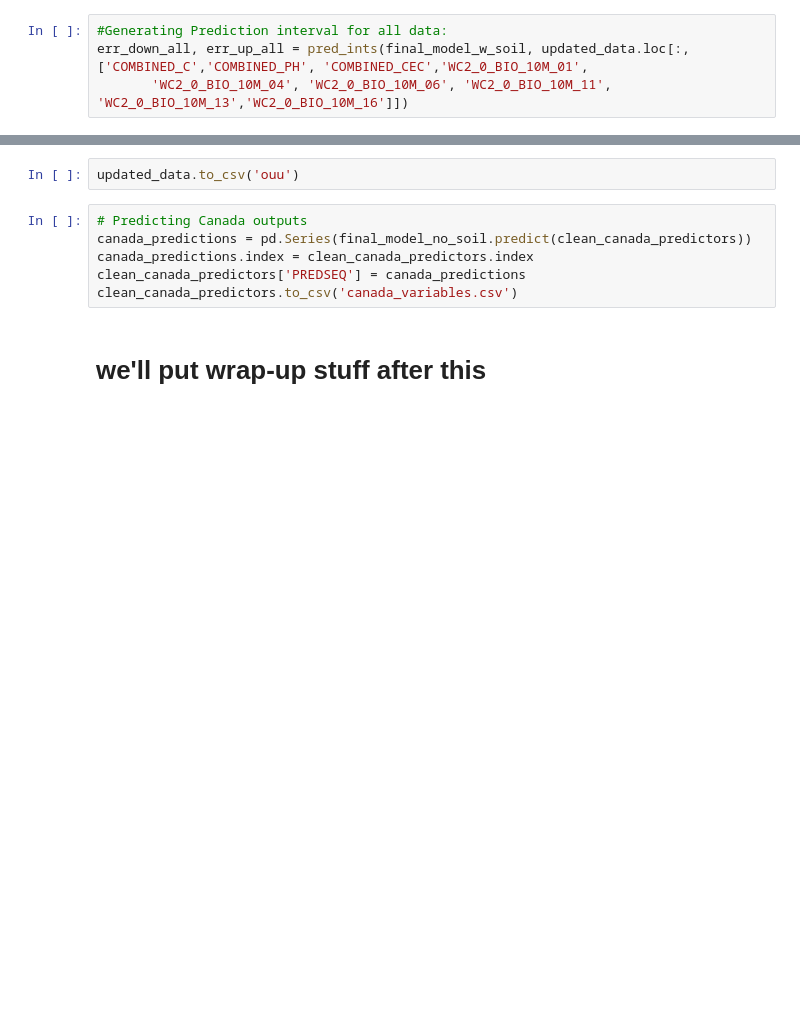
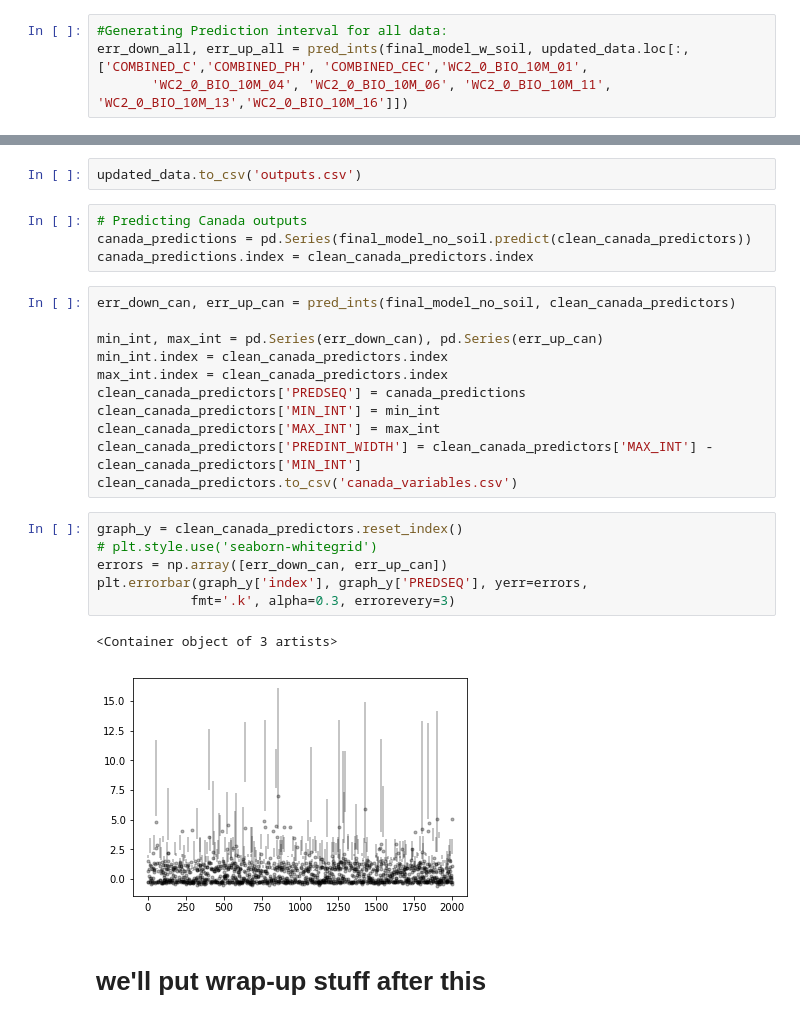
Before and after one commit to nataliamush/carbon-sequestration-fa18, a Jupyter notebook: model_building_plus_prediction_area.ipynb, the cells around one changed output, grey strips where cells are left out. Cells and saved outputs as stored; diff of their text form; blank space fills up the shorter version.

Commit message:
add canada pred ints

```diff
--- a/model_building_plus_prediction_area.ipynb
+++ b/model_building_plus_prediction_area.ipynb
@@ -712,13 +715,31 @@ updated_data.head()
 | 3 | 3 | 925121.402213 | 5.364111e+06 | 0.710281 | 99.616169 | 62.480930 | 33.984541 | 255.0 | ... |
 | 4 | 4 | 906940.305528 | 5.361813e+06 | 2.029400 | 167.813904 | 58.638708 | 40.451616 | 255.0 | ... |
 # %%
-updated_data.to_csv('ouu')
+updated_data.to_csv('outputs.csv')
 # %%
 # Predicting Canada outputs
 canada_predictions = pd.Series(final_model_no_soil.predict(clean_canada_predictors))
 canada_predictions.index = clean_canada_predictors.index
-clean_canada_predictors['PREDSEQ'] = canada_predictions
-clean_canada_predictors.to_csv('canada_variables.csv')
+# %%
+err_down_can, err_up_can = pred_ints(final_model_no_soil, clean_canada_predictors)
+
+min_int, max_int = pd.Series(err_down_can), pd.Series(err_up_can)
+min_int.index = clean_canada_predictors.index
+max_int.index = clean_canada_predictors.index
+clean_canada_predictors['PREDSEQ'] = canada_predictions
+clean_canada_predictors['MIN_INT'] = min_int
+clean_canada_predictors['MAX_INT'] = max_int
+clean_canada_predictors['PREDINT_WIDTH'] = clean_canada_predictors['MAX_INT'] - clean_canada_predictors['MIN_INT']
+clean_canada_predictors.to_csv('canada_variables.csv')
+# %%
+graph_y = clean_canada_predictors.reset_index()
+# plt.style.use('seaborn-whitegrid')
+errors = np.array([err_down_can, err_up_can])
+plt.errorbar(graph_y['index'], graph_y['PREDSEQ'], yerr=errors,
+            fmt='.k', alpha=0.3, errorevery=3)
+# %% [output]
+<Container object of 3 artists>
+[figure, added]
 # %% [markdown]
 # we'll put wrap-up stuff after this
 # %% [markdown]
```
Also changed, not shown: parts of 22 cells of this notebook, 2 other files.
